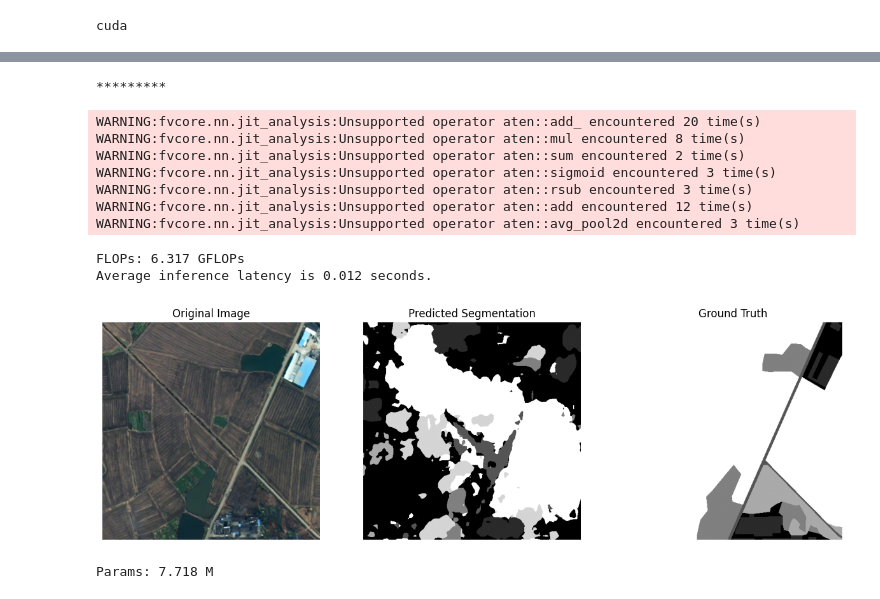
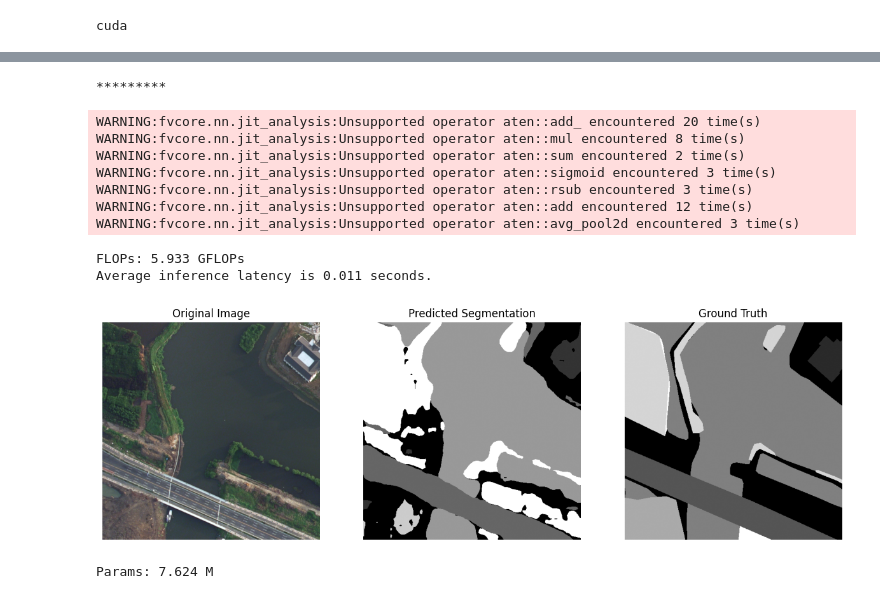
Before and after one commit to AngeloBongiorno/AML_2025_project4, a Jupyter notebook: STEP_2B_PIDNET.ipynb, the cells around one changed output, grey strips where cells are left out. Saved outputs shown, nothing was run; the diff lists cells and outputs as text; code cells hidden in the pictures.

```diff
--- a/STEP_2B_PIDNET.ipynb
+++ b/STEP_2B_PIDNET.ipynb
@@ -847,6 +854,7 @@ else:
 # Create DataLoaders
 train_loader = DataLoader(train_dataset, batch_size=BATCH_SIZE, shuffle=True, num_workers=4)
 val_loader = DataLoader(val_dataset, batch_size=BATCH_SIZE, shuffle=False, num_workers=4)
+test_loader = DataLoader(test_dataset, batch_size=BATCH_SIZE, shuffle=False, num_workers=4)
 # %%
 from utils import show
 from matplotlib import pyplot as plt
@@ -1221,0 +1367,13 @@ Modello salvato: /content/drive/MyDrive/AML_project/checkpoints/model_PIDNET_urb
+# %%
+model = get_pred_model(name='s', num_classes=NUM_CLASSES)
+
+
+best_model_weights = torch.load(best_model_path)
+
+try:
+  model.load_state_dict(torch.load(best_model_path), strict=False)
+except:
+  print(list(torch.load(best_model_path).keys())[:5])
+
+
+model.to(device)
@@ -1230,10 +1406,10 @@ model.eval()  # Set model to evaluation mode
 
 with torch.inference_mode():
     # Prendi un'immagine random dal validation set
-    random_index = random.randint(0, len(val_dataset) - 1)
-    X, y, boundary_mask = val_dataset[random_index]
+    random_index = random.randint(0, len(test_dataset) - 1)
+    X, y, boundary_mask = test_dataset[random_index]
 
-    X = X.to(device).unsqueeze(dim=0)  # Aggiunge la dimensione batch
+    X = X.to(device).unsqueeze(dim=0)
     y = y.to(device).unsqueeze(dim=0)
     boundary_mask = boundary_mask.to(device).unsqueeze(dim=0)
 
@@ -1245,12 +1421,20 @@ with torch.inference_mode():
 
     ## Upscale trough bilinear interpolation
     h, w = boundary_mask.size(1), boundary_mask.size(2)
-    ph, pw = outputs[0].size(2), outputs[0].size(3)
+    if model.augment:
+      ph, pw = outputs[0].size(2), outputs[0].size(3)
+    else:
+      ph, pw = outputs.size(2), outputs.size(3)
+
     if ph != h or pw != w:
-        for i in range(len(outputs)):
-            outputs[i] = F.interpolate(outputs[i], size=(h, w), mode='bilinear', align_corners=True)
 
-    # Se augment=True, gestiamo i diversi output
+        if model.augment:
+          for i in range(len(outputs)):
+              outputs[i] = F.interpolate(outputs[i], size=(h, w), mode='bilinear', align_corners=True)
+        else:
+          outputs = F.interpolate(outputs, size=(h, w), mode='bilinear', align_corners=True)
+
+
     if model.augment:
         pred_p, pred_main, boundary_head = outputs
     else:
@@ -1260,7 +1444,7 @@ with torch.inference_mode():
     # Calcolo dei FLOPs
     flops = FlopCountAnalysis(model, X.clone())
 
-    # Softmax per normalizzare le predizioni
+    # softmax
     normalized_masks = torch.nn.functional.softmax(pred_main, dim=1)
 
     # Selezione delle predizioni per ciascuna classe
@@ -1274,43 +1458,43 @@ with torch.inference_mode():
     print(f"Average inference latency is {latency:.3f} seconds.")
 
     # Converti output e ground truth per la visualizzazione
-    out = pred_main.squeeze().argmax(dim=0).cpu().numpy()  # Output segmentazione
-    y_np = y.squeeze().cpu().numpy()  # Ground truth
-    X_np = X.squeeze().cpu().permute(1, 2, 0).numpy()  # Immagine originale
+    out = pred_main.squeeze().argmax(dim=0).cpu().numpy()
+    y_np = y.squeeze().cpu().numpy()
+    X_np = X.squeeze().cpu().permute(1, 2, 0).numpy()
 
-    # Creazione della figura con tre immagini affiancate
+
     fig, axes = plt.subplots(1, 3, figsize=(15, 5))
 
-    # Immagine originale
+    # original
     axes[0].imshow(X_np)
     axes[0].set_title("Original Image")
     axes[0].axis("off")
 
-    # Predizione del modello
+    # pred
     axes[1].imshow(out, cmap="gray")
     axes[1].set_title("Predicted Segmentation")
     axes[1].axis("off")
 
-    # Ground truth
+    # g truth
     axes[2].imshow(y_np, cmap="gray")
     axes[2].set_title("Ground Truth")
     axes[2].axis("off")
 
     plt.show()
 
     # Conta i parametri del modello
     params = sum(p.numel() for p in model.parameters())
     print(f"Params: {params / 1e6:.3f} M")
 # %% [output]
 *********
 WARNING:fvcore.nn.jit_analysis:Unsupported operator aten::add_ encountered 20 time(s)
 WARNING:fvcore.nn.jit_analysis:Unsupported operator aten::mul encountered 8 time(s)
 WARNING:fvcore.nn.jit_analysis:Unsupported operator aten::sum encountered 2 time(s)
 WARNING:fvcore.nn.jit_analysis:Unsupported operator aten::sigmoid encountered 3 time(s)
 WARNING:fvcore.nn.jit_analysis:Unsupported operator aten::rsub encountered 3 time(s)
 WARNING:fvcore.nn.jit_analysis:Unsupported operator aten::add encountered 12 time(s)
 WARNING:fvcore.nn.jit_analysis:Unsupported operator aten::avg_pool2d encountered 3 time(s)
-FLOPs: 6.317 GFLOPs
-Average inference latency is 0.012 seconds.
+FLOPs: 5.933 GFLOPs
+Average inference latency is 0.011 seconds.
-[figure, old version]
+[figure, new version]
-Params: 7.718 M
+Params: 7.624 M
```
Also changed, not shown: parts of 23 cells of this notebook.
